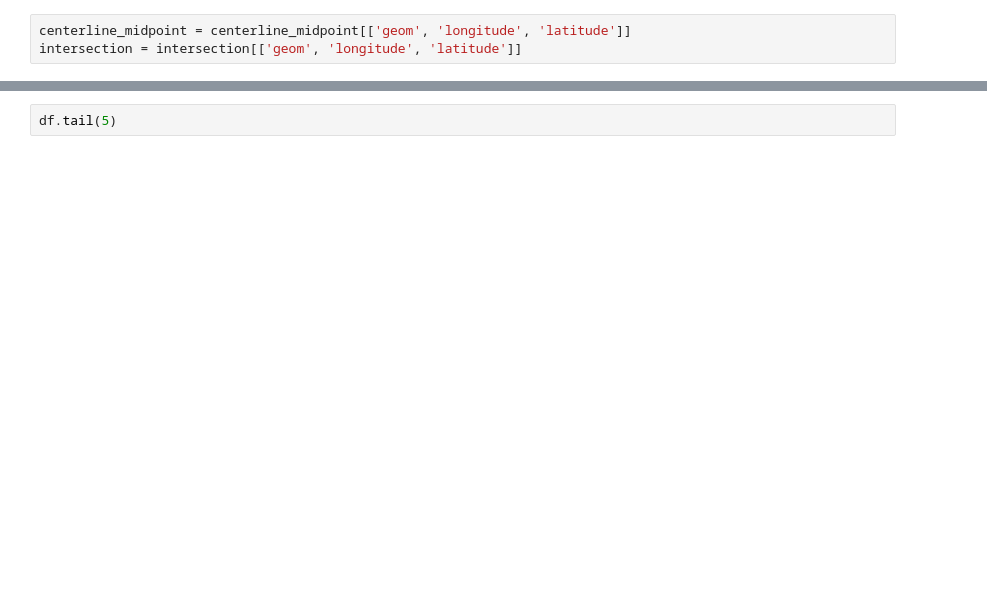
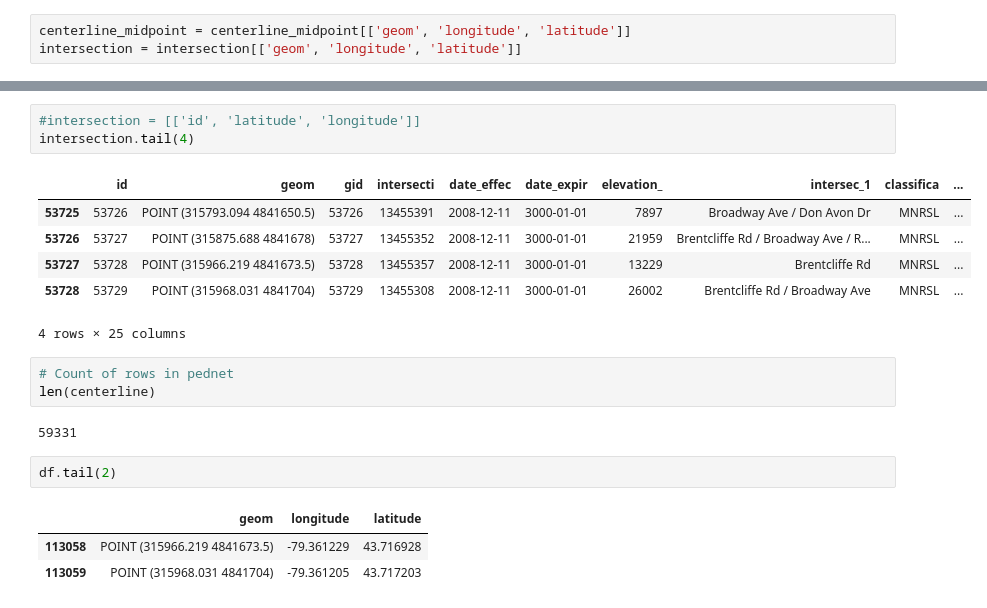
Before and after one commit to gcc-dav-official-github/production, a Jupyter notebook: projects/Machine Learning/Creating Toronto Street Point Sample Data.ipynb, the cells around one changed output, grey strips where cells are left out. Cells and saved outputs as stored; diff of their text form; blank space fills up the shorter version.

```diff
--- a/projects/Machine Learning/Creating Toronto Street Point Sample Data.ipynb
+++ b/projects/Machine Learning/Creating Toronto Street Point Sample Data.ipynb
@@ -46,4 +87,23 @@ df.to_csv("./allpois.csv")
+# %%
+#intersection = [['id', 'latitude', 'longitude']]
+intersection.tail(4)
+# %% [output]
+|  | id | geom | gid | intersecti | date_effec | date_expir | elevation_ | intersec_1 | classifica | ... |
+| 53725 | 53726 | POINT (315793.094 4841650.5) | 53726 | 13455391 | 2008-12-11 | 3000-01-01 | 7897 | Broadway Ave / Don Avon Dr | MNRSL | ... |
+| 53726 | 53727 | POINT (315875.688 4841678) | 53727 | 13455352 | 2008-12-11 | 3000-01-01 | 21959 | Brentcliffe Rd / Broadway Ave / R... | MNRSL | ... |
+| 53727 | 53728 | POINT (315966.219 4841673.5) | 53728 | 13455357 | 2008-12-11 | 3000-01-01 | 13229 | Brentcliffe Rd | MNRSL | ... |
+| 53728 | 53729 | POINT (315968.031 4841704) | 53729 | 13455308 | 2008-12-11 | 3000-01-01 | 26002 | Brentcliffe Rd / Broadway Ave | MNRSL | ... |
+4 rows × 25 columns
+# %%
+# Count of rows in pednet
+len(centerline)
+# %% [output]
+59331
 # %%
-df.tail(5)
+df.tail(2)
+# %% [output]
+|  | geom | longitude | latitude |
+| 113058 | POINT (315966.219 4841673.5) | -79.361229 | 43.716928 |
+| 113059 | POINT (315968.031 4841704) | -79.361205 | 43.717203 |
 # %%
 landzone.tail(5)
```
Also changed, not shown: parts of 37 cells of this notebook.
